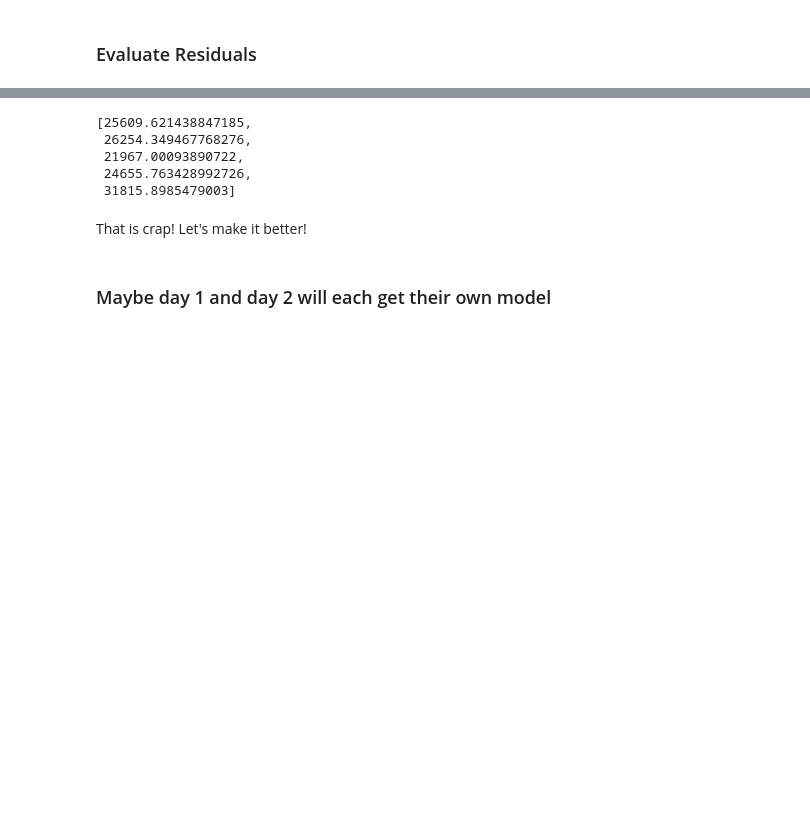
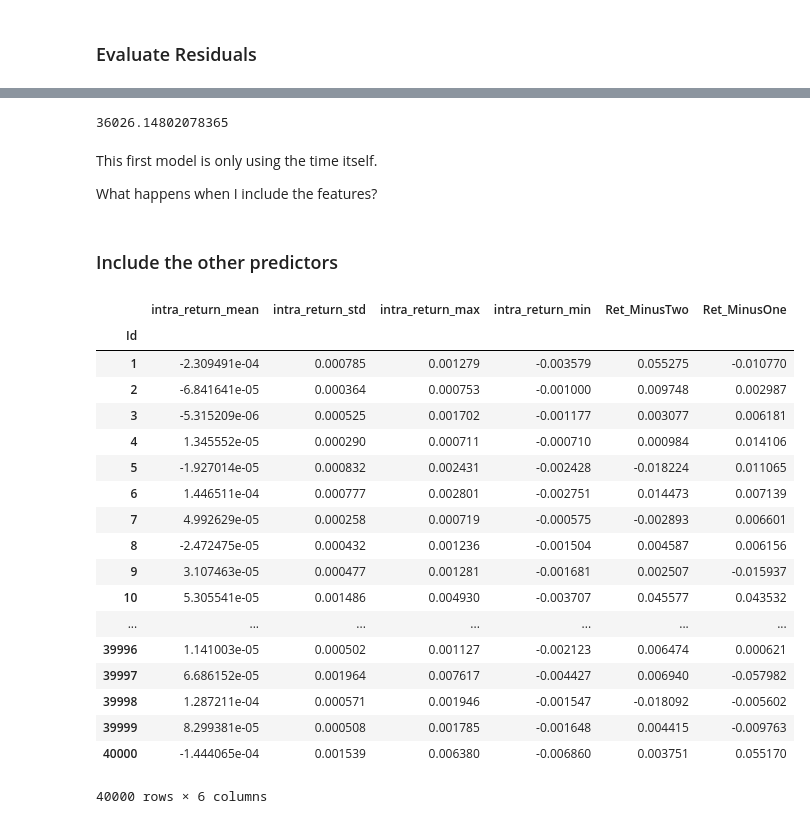
Before and after one commit to Ryanglambert/time_series, a Jupyter notebook: EDA Winton.ipynb, the cells around one changed output, grey strips where cells are left out. Saved outputs shown, nothing was run; the diff lists cells and outputs as text; code cells hidden in the pictures; blank space fills up the shorter version.

```diff
--- a/EDA Winton.ipynb
+++ b/EDA Winton.ipynb
@@ -318,22 +340,39 @@ cv = KFold(5, True, 42)
 # %%
-cross_val_mae = []
-for train, val in cv.split(X_simple, Y_simple):
-    model = Pipeline(steps = [('minmax_scaler', MinMaxScaler()),
-                              ('RANSAC', RANSACRegressor())])
-    model.fit(X_simple.iloc[train],
-              weight_input_pipeline(Y_simple.iloc[train],
-                                                          w.iloc[train]))
-    y_pred = model.predict(X_simple.iloc[val])
-    cross_val_mae.append(mean_absolute_error(Y_simple.iloc[val], y_pred))
+model = Pipeline(steps = [('minmax_scaler', MinMaxScaler()),
+                          ('RANSAC', RANSACRegressor())])
+
+model.fit(X_simple, Y_simple)
+
+y_pred = model.predict(X_simple)
+
+WMAE(Y_simple.values, y_pred, weights=w_1.values)
+# %% [output]
+36026.14802078365
-# %%
-cross_val_mae
-# %% [output]
-[25609.621438847185,
- 26254.349467768276,
- 21967.00093890722,
- 24655.763428992726,
- 31815.8985479003]
-# %% [markdown]
-That is crap! Let's make it better!
-# %% [markdown]
-### Maybe day 1 and day 2 will each get their own model
+# %% [markdown]
+This first model is only using the time itself.
+
+What happens when I include the features?
+# %% [markdown]
+### Include the other predictors
+# %%
+X_simple_w_feat()
+# %% [output]
+|  | intra_return_mean | intra_return_std | intra_return_max | intra_return_min | Ret_MinusTwo | Ret_MinusOne |
+| Id |  |  |  |  |  |  |
+| 1 | -2.309491e-04 | 0.000785 | 0.001279 | -0.003579 | 0.055275 | -0.010770 |
+| 2 | -6.841641e-05 | 0.000364 | 0.000753 | -0.001000 | 0.009748 | 0.002987 |
+| 3 | -5.315209e-06 | 0.000525 | 0.001702 | -0.001177 | 0.003077 | 0.006181 |
+| 4 | 1.345552e-05 | 0.000290 | 0.000711 | -0.000710 | 0.000984 | 0.014106 |
+| 5 | -1.927014e-05 | 0.000832 | 0.002431 | -0.002428 | -0.018224 | 0.011065 |
+| 6 | 1.446511e-04 | 0.000777 | 0.002801 | -0.002751 | 0.014473 | 0.007139 |
+| 7 | 4.992629e-05 | 0.000258 | 0.000719 | -0.000575 | -0.002893 | 0.006601 |
+| 8 | -2.472475e-05 | 0.000432 | 0.001236 | -0.001504 | 0.004587 | 0.006156 |
+| 9 | 3.107463e-05 | 0.000477 | 0.001281 | -0.001681 | 0.002507 | -0.015937 |
+| 10 | 5.305541e-05 | 0.001486 | 0.004930 | -0.003707 | 0.045577 | 0.043532 |
+| ... | ... | ... | ... | ... | ... | ... |
+| 39996 | 1.141003e-05 | 0.000502 | 0.001127 | -0.002123 | 0.006474 | 0.000621 |
+| 39997 | 6.686152e-05 | 0.001964 | 0.007617 | -0.004427 | 0.006940 | -0.057982 |
+| 39998 | 1.287211e-04 | 0.000571 | 0.001946 | -0.001547 | -0.018092 | -0.005602 |
+| 39999 | 8.299381e-05 | 0.000508 | 0.001785 | -0.001648 | 0.004415 | -0.009763 |
+| 40000 | -1.444065e-04 | 0.001539 | 0.006380 | -0.006860 | 0.003751 | 0.055170 |
+40000 rows × 6 columns
```
Also changed, not shown: parts of 34 cells of this notebook.
